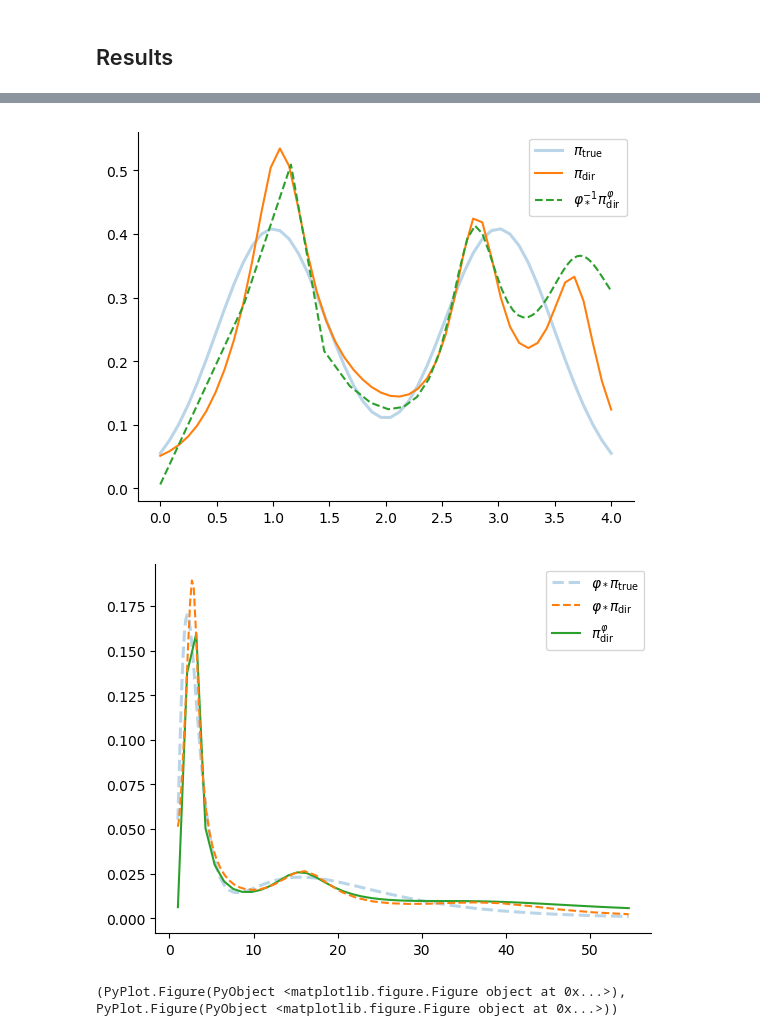
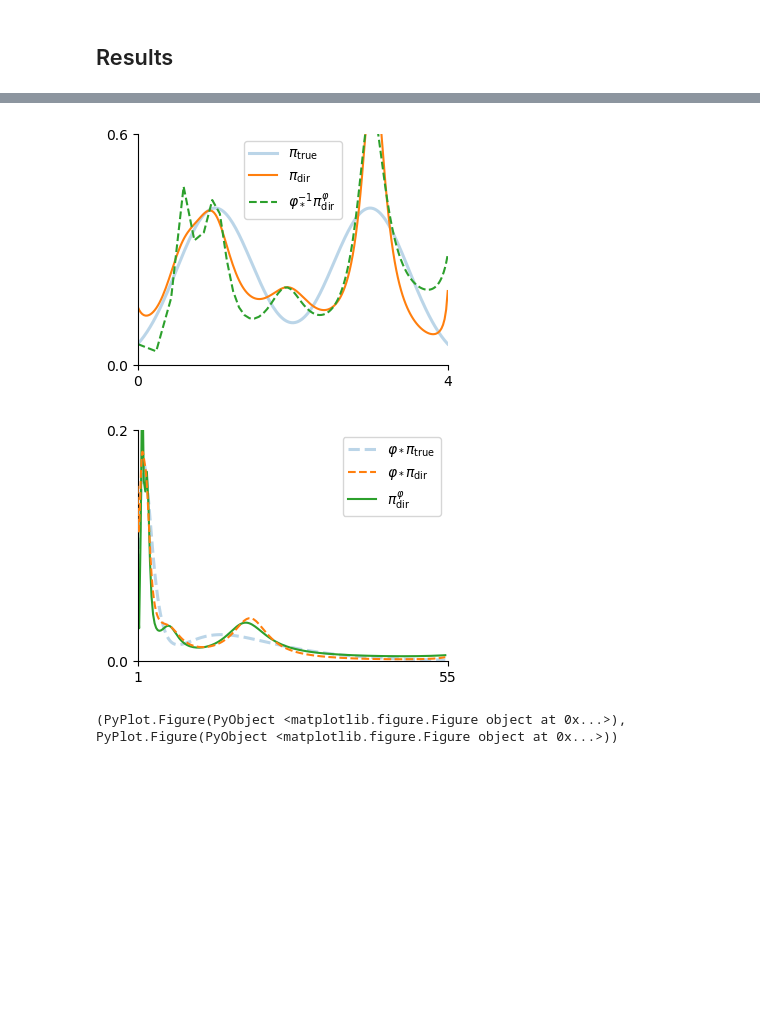
Before and after one commit to axsk/OEBayes, a Jupyter notebook: comparison.ipynb, the cells around one changed output, grey strips where cells are left out. Drawn from its saved outputs; the diff is of its cells as text; code cells hidden in the pictures; blank space fills up the shorter version.

Commit message:
use latex, tune parms, beautify plots

```diff
--- a/comparison.ipynb
+++ b/comparison.ipynb
@@ -8,7 +21,7 @@ OPTCONFIG=OptConfig(XTOLABS=1e-8, DEBUG=true);
 # %%
 # exponential
 xlims = (0,4)
-n = 50 # was 500
+n = 200 # was 500
 ndata = 100
 σ = 0.3
 prior = Truncated(MixtureModel([Normal(mu, .5) for mu in [1, 3]]), xlims...)
@@ -27,3 +41,5 @@ FEModel(ft, 1.0:1.0938397965947804:54.598150033144236, 0.3)
 # %%
 ncv = 20
 kfold = length(d);
+# %%
+lims = ([0,4],[0,.6],[1,55], [0,.2])
@@ -30,2 +48,4 @@ kfold = length(d);
 # %% [markdown]
 ## Results
+# %%
+figsize=(4,3)
@@ -52,6 +94,6 @@ compareplot(m, t, pdf.(prior, m.xs), wR, wRt, "eb")
 # %%
 ## dp estimator
-regs = [DirichletRegularizer(α) for α in linspace(1.001, 1.015, ncv)]
+regs = [DirichletRegularizer(α) for α in linspace(1.0001, 1.015, ncv)]
 @time ss = [cvscore(m, d, d->ebprior(m, d, r), kfold) for r in regs]
 plot([r.α for r in regs], ss)
 regD = regs[indmax(ss)].α
@@ -63,9 +105,9 @@ regD = regs[indmax(ss)].α
 # %%
 wD  = ebprior(m,  d, DirichletRegularizer(regD))
 wDt = ebprior(mt, d, DirichletRegularizer(regD));
 
-compareplot(m, t, pdf.(prior, m.xs), wD, wDt, "dir")
+p1, p2 = compareplot(m, t, pdf.(prior, m.xs), wD, wDt, "dir", lims...; figsize=figsize, savename="dir")
 # %% [output]
-[figure, old version]
+[figure, new version]
-[figure, old version]
+[figure, new version]
 (PyPlot.Figure(PyObject <matplotlib.figure.Figure object at 0x...>), PyPlot.Figure(PyObject <matplotlib.figure.Figure object at 0x...>))
```
Also changed, not shown: parts of 14 cells of this notebook, 1 other file.
